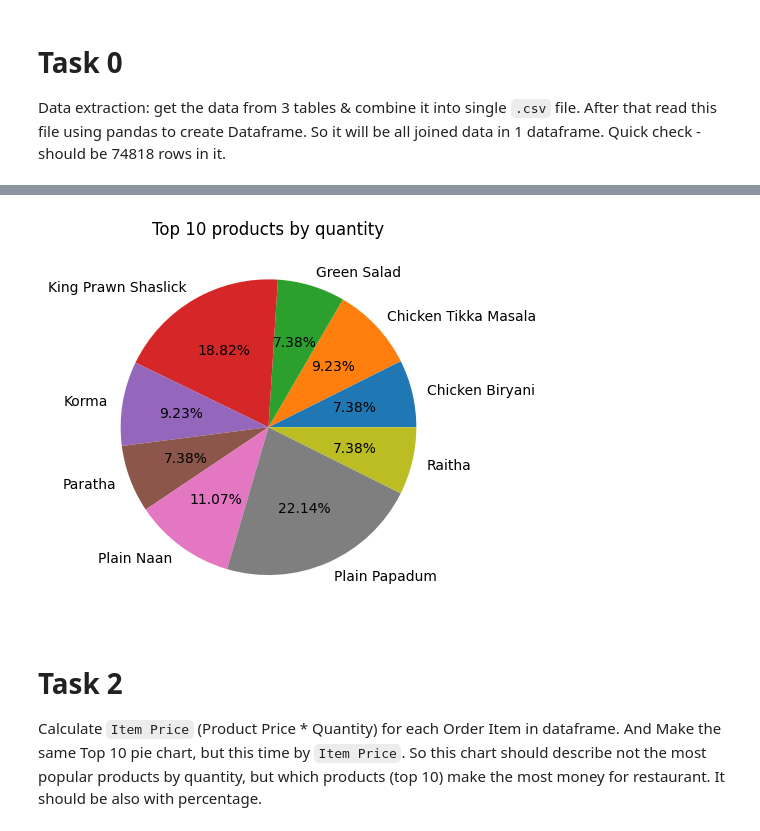
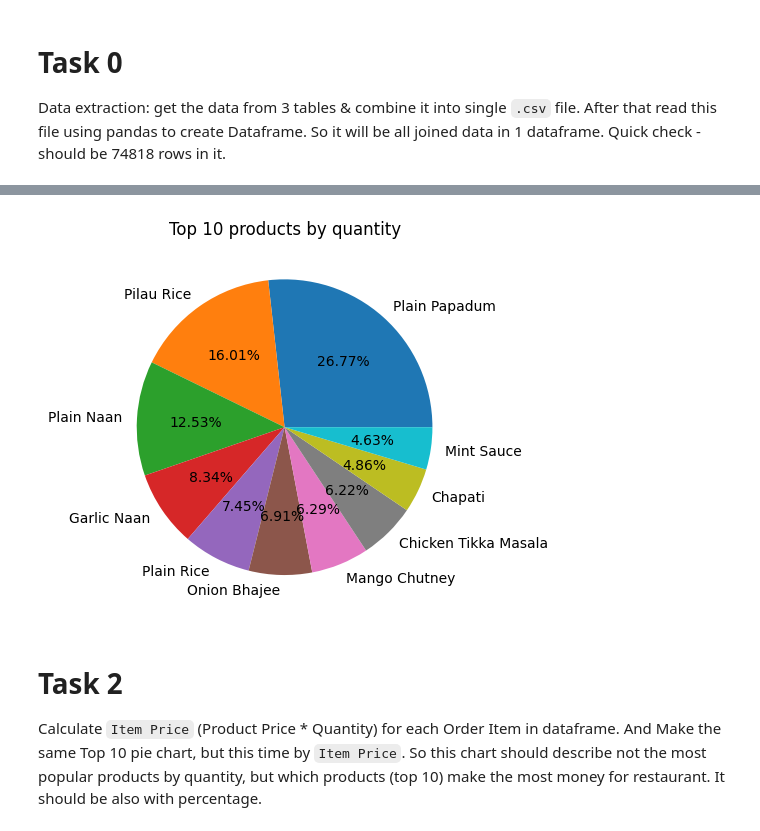
Before and after one commit to mate-academy/py-restaurant-data-analysis, a Jupyter notebook: app/main.ipynb, the cells around one changed output, grey strips where cells are left out. Saved outputs shown, nothing was run; the diff lists cells and outputs as text; code cells hidden in the pictures.

```diff
--- a/app/main.ipynb
+++ b/app/main.ipynb
@@ -28,15 +28,15 @@ Example:
 
 ![pie chart](../demo/pie.png)
 # %%
-db_df_sorted = db_df.sort_values(by="quantity", ascending=False)[:10]
-grouped = db_df_sorted.groupby("name")["quantity"].sum()
+grouped = db_df.groupby("name")["quantity"].sum()
+sorted_groups= grouped.sort_values(ascending=False)[:10]
 
-grouped.plot(kind="pie", autopct="%.2f%%")
+sorted_groups.plot(kind="pie", autopct="%.2f%%")
 plt.title("Top 10 products by quantity")
 plt.ylabel('')
 plt.show()
 # %% [output]
-[figure, old version]
+[figure, new version]
 # %% [markdown]
 # Task 2
 Calculate `Item Price` (Product Price * Quantity) for each Order Item in dataframe.
```
Also changed, not shown: parts of 2 cells of this notebook.
